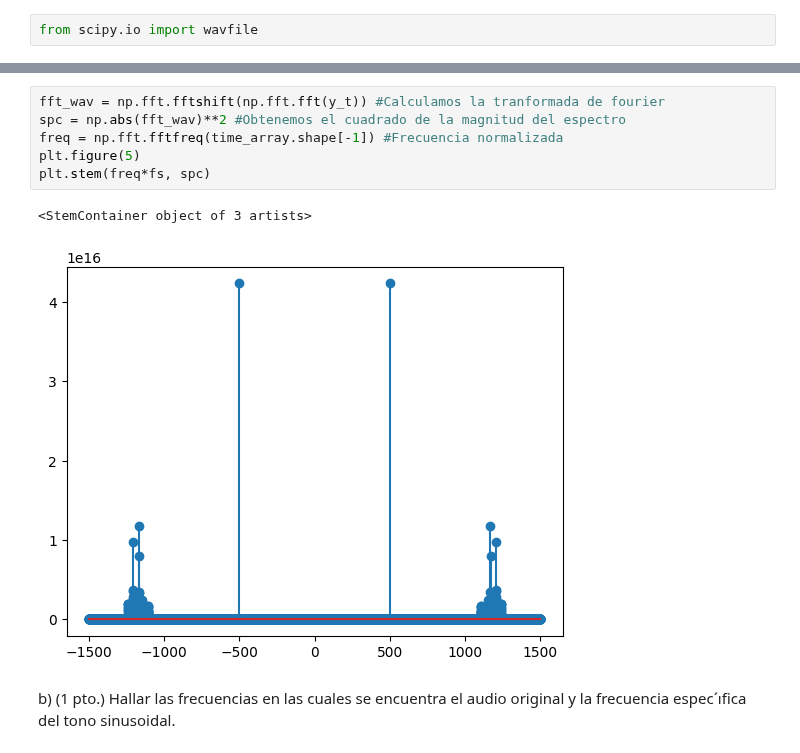
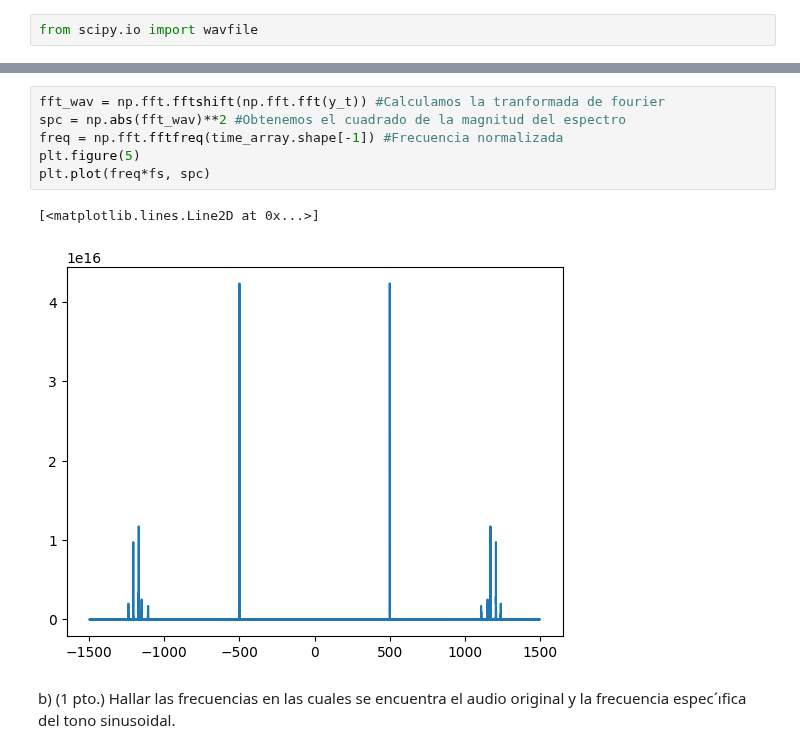
Before and after one commit to ExampleToFollow/PracticasPDS, a Jupyter notebook: Lab1/informePrevio.ipynb, the cells around one changed output, grey strips where cells are left out. Cells and saved outputs as stored; diff of their text form.

```diff
--- a/Lab1/informePrevio.ipynb
+++ b/Lab1/informePrevio.ipynb
@@ -350,12 +349,12 @@ La frecuencia de muestreo usada en el audio es de :  3000 Hz
 # %%
 fft_wav = np.fft.fftshift(np.fft.fft(y_t)) #Calculamos la tranformada de fourier
 spc = np.abs(fft_wav)**2 #Obtenemos el cuadrado de la magnitud del espectro
 freq = np.fft.fftfreq(time_array.shape[-1]) #Frecuencia normalizada
 plt.figure(5)
-plt.stem(freq*fs, spc)
+plt.plot(freq*fs, spc)
 # %% [output]
-<StemContainer object of 3 artists>
+[<matplotlib.lines.Line2D at 0x...>]
-[figure, old version]
+[figure, new version]
 # %% [markdown]
 b) (1 pto.) Hallar las frecuencias en las cuales se encuentra el audio original
 y la frecuencia espec´ıfica del tono sinusoidal.
```
Also changed, not shown: parts of 2 cells of this notebook, 3 other files.
